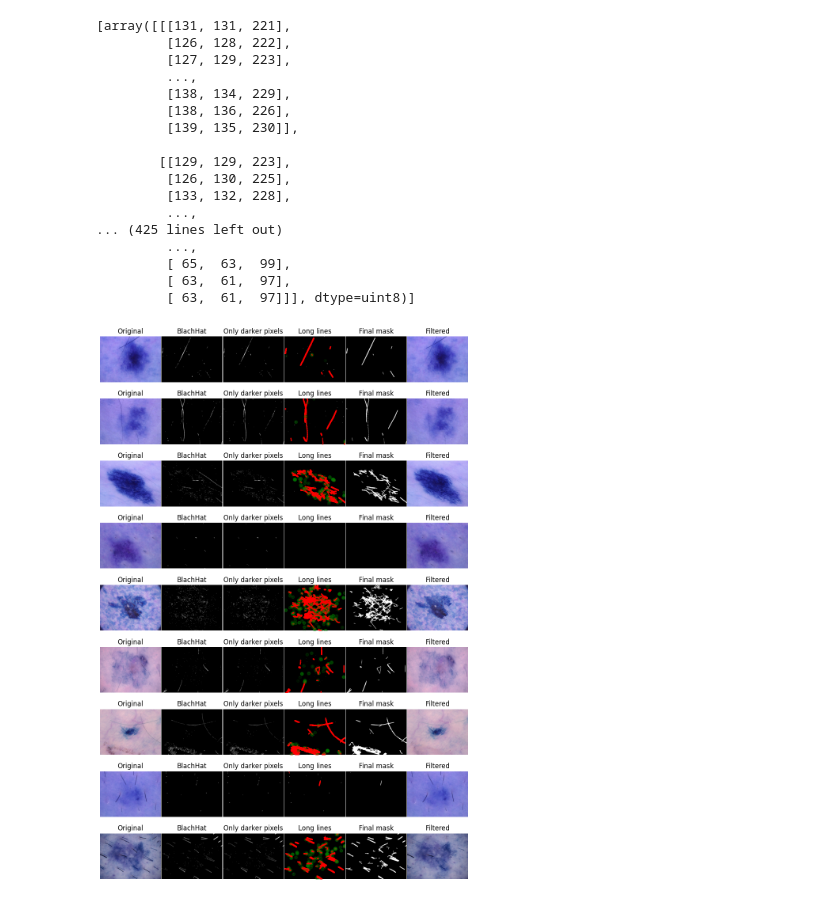
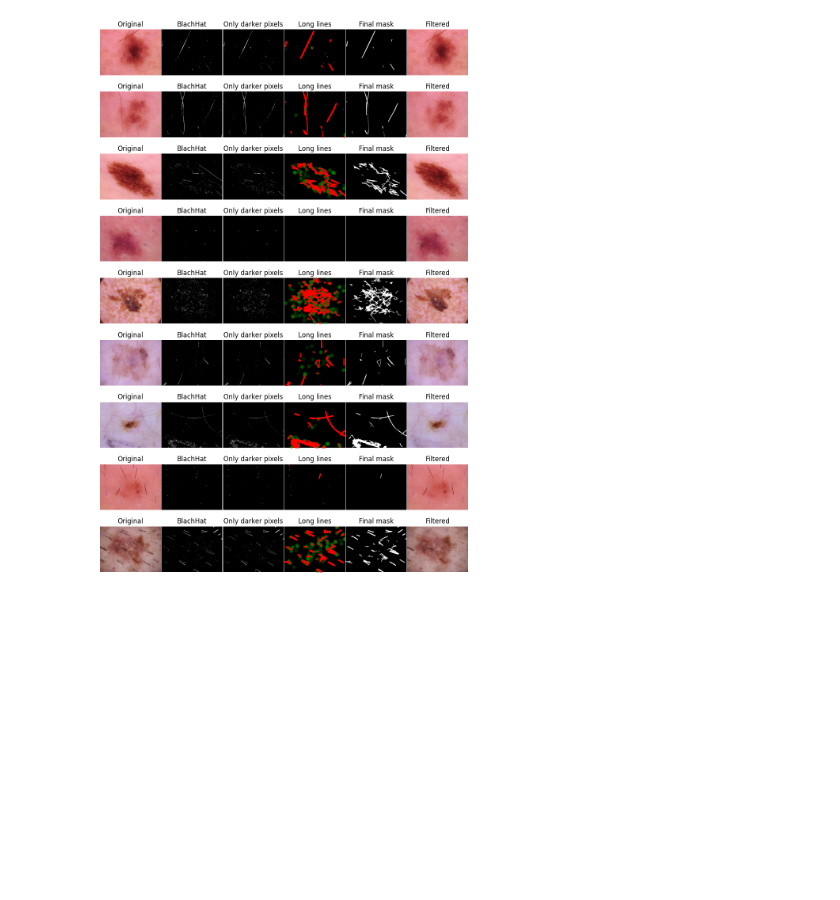
Before and after one commit to cathedralcockroach/Roboflow2.0, a Jupyter notebook: Manish_removal.ipynb, the cells around one changed output. Drawn from its saved outputs; the diff is of its cells as text; code cells hidden in the pictures; blank space fills up the shorter version.

```diff
--- a/Manish_removal.ipynb
+++ b/Manish_removal.ipynb
@@ -204,45 +197,25 @@ def fill_line(x, y, step=1):
-# %%
-import os
-import cv2
-import numpy as np
-
-# Specify the directory containing all images
-image_dir = 'dataset/input_images'
-
-# Get all filenames in the directory
-image_files = [os.path.join(image_dir, file) for file in os.listdir(image_dir)]
-
-# Load images using OpenCV and store them in a list
-images = [cv2.imread(file) for file in image_files]
-
-# Convert color space from BGR to RGB
-images_rgb = [cv2.cvtColor(image, cv2.COLOR_BGR2RGB) for image in images]
-
-# Swap red and blue channels
-for image in images_rgb:
-    image[:, :, [0, 2]] = image[:, :, [2, 0]]
-
-# Now you have all the images loaded and converted to RGB with swapped channels
-# You can print the list of images to see the output
-
-# Pass the images_rgb list directly to remove_hair function
-remove_hair(images_rgb)
-# %% [output]
-[array([[[131, 131, 221],
-         [126, 128, 222],
-         [127, 129, 223],
-         ...,
-         [138, 134, 229],
-         [138, 136, 226],
-         [139, 135, 230]],
-
-        [[129, 129, 223],
-         [126, 130, 225],
-         [133, 132, 228],
-         ...,
-... (425 lines left out)
-         ...,
-         [ 65,  63,  99],
-         [ 63,  61,  97],
-         [ 63,  61,  97]]], dtype=uint8)]
-[figure, removed]
+# %%
+data_path = 'dataset/input_images'
+output_path = 'dataset/processed_images'
+
+# Ensure output directory exists
+os.makedirs(output_path, exist_ok=True)
+
+# Assuming `data_path` is the path to your single directory containing all images
+images = []
+file_names = []
+for file_name in os.listdir(data_path):
+    file_path = os.path.join(data_path, file_name)
+    img = cv.imread(file_path)
+    images.append(img)
+    file_names.append(file_name)
+
+# Remove hair from images
+images_no_hair = remove_hair(images)
+
+# Save processed images
+for idx, (img, file_name) in enumerate(zip(images_no_hair, file_names)):
+    output_file_path = os.path.join(output_path, file_name)
+    cv.imwrite(output_file_path, img)
+# %% [output]
+[figure, added]
```
Also changed, not shown: parts of 4 cells of this notebook, 9 other files.
